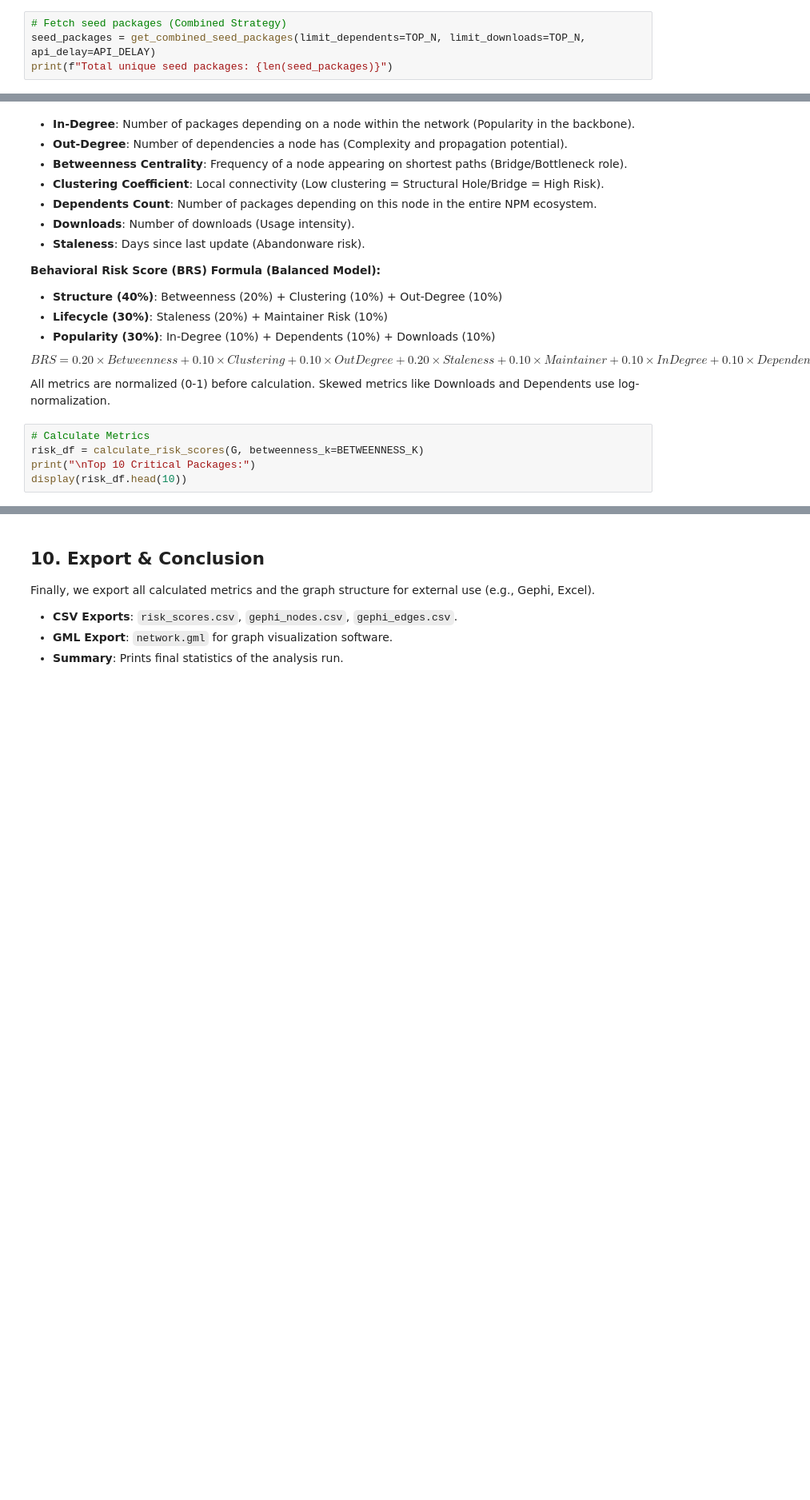
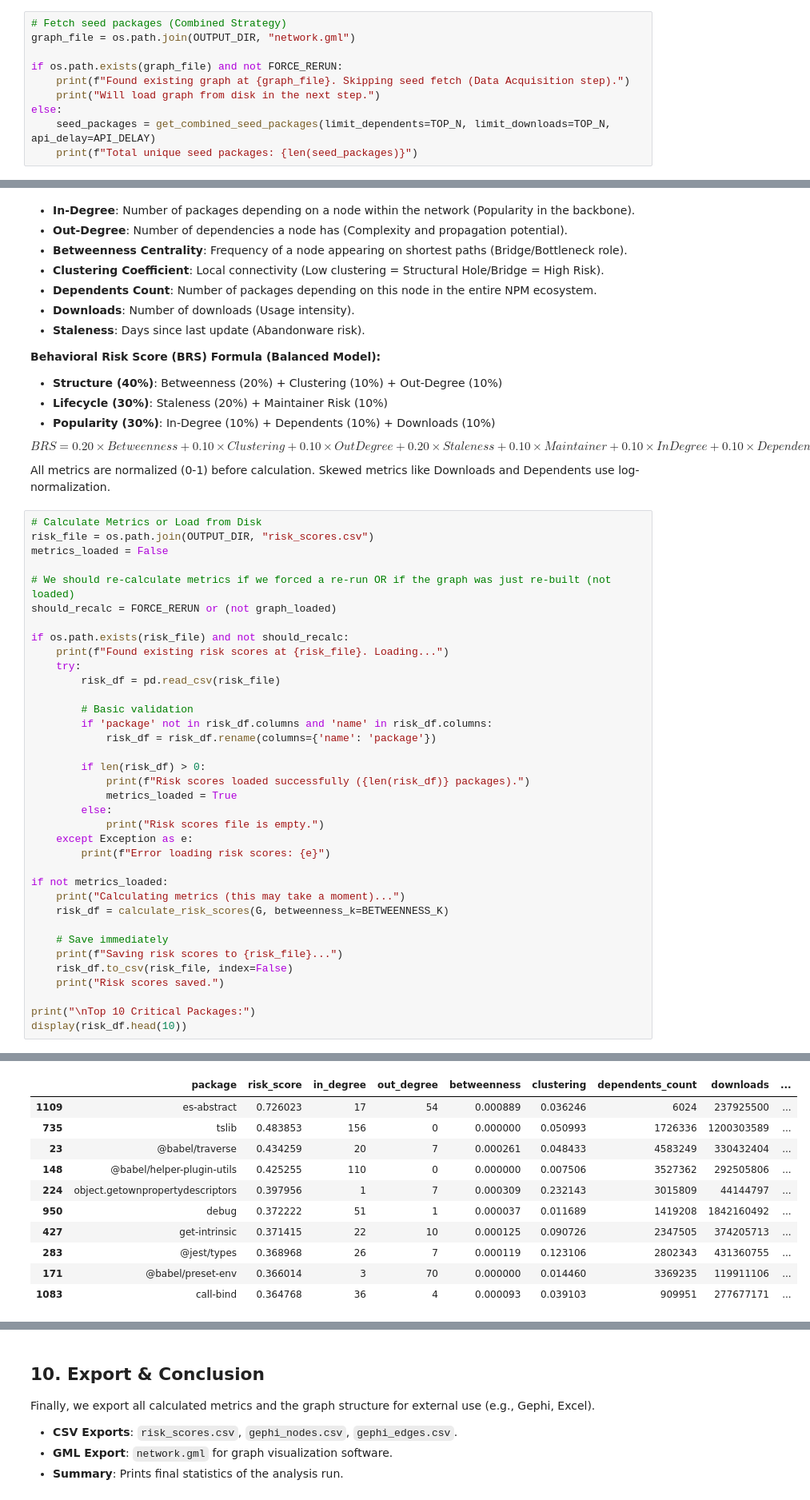
Before and after one commit to yusufarbc/npm-supply-chain-network-analysis, a Jupyter notebook: analysis/analysis.ipynb, the cells around one changed output, grey strips where cells are left out. Shown at 80% size. Saved outputs shown, nothing was run; the diff lists cells and outputs as text; blank space fills up the shorter version.

```diff
--- a/analysis/analysis.ipynb
+++ b/analysis/analysis.ipynb
@@ -66,5 +94,11 @@ Using a combined strategy ensures we capture both:
 2.  **End-User Tools**: Packages that developers use directly (High Downloads).
 # %%
 # Fetch seed packages (Combined Strategy)
-seed_packages = get_combined_seed_packages(limit_dependents=TOP_N, limit_downloads=TOP_N, api_delay=API_DELAY)
-print(f"Total unique seed packages: {len(seed_packages)}")
+graph_file = os.path.join(OUTPUT_DIR, "network.gml")
+
+if os.path.exists(graph_file) and not FORCE_RERUN:
+    print(f"Found existing graph at {graph_file}. Skipping seed fetch (Data Acquisition step).")
+    print("Will load graph from disk in the next step.")
+else:
+    seed_packages = get_combined_seed_packages(limit_dependents=TOP_N, limit_downloads=TOP_N, api_delay=API_DELAY)
+    print(f"Total unique seed packages: {len(seed_packages)}")
@@ -105,7 +183,39 @@ $$BRS = 0.20 \times Betweenness + 0.10 \times Clustering + 0.10 \times OutDegree
 
 All metrics are normalized (0-1) before calculation. Skewed metrics like Downloads and Dependents use log-normalization.
 # %%
-# Calculate Metrics
-risk_df = calculate_risk_scores(G, betweenness_k=BETWEENNESS_K)
+# Calculate Metrics or Load from Disk
+risk_file = os.path.join(OUTPUT_DIR, "risk_scores.csv")
+metrics_loaded = False
+
+# We should re-calculate metrics if we forced a re-run OR if the graph was just re-built (not loaded)
+should_recalc = FORCE_RERUN or (not graph_loaded)
+
+if os.path.exists(risk_file) and not should_recalc:
+    print(f"Found existing risk scores at {risk_file}. Loading...")
+    try:
+        risk_df = pd.read_csv(risk_file)
+
+        # Basic validation
+        if 'package' not in risk_df.columns and 'name' in risk_df.columns:
+            risk_df = risk_df.rename(columns={'name': 'package'})
+
+        if len(risk_df) > 0:
+            print(f"Risk scores loaded successfully ({len(risk_df)} packages).")
+            metrics_loaded = True
+        else:
+            print("Risk scores file is empty.")
+    except Exception as e:
+        print(f"Error loading risk scores: {e}")
+
+if not metrics_loaded:
+    print("Calculating metrics (this may take a moment)...")
+    risk_df = calculate_risk_scores(G, betweenness_k=BETWEENNESS_K)
+
+    # Save immediately
+    print(f"Saving risk scores to {risk_file}...")
+    risk_df.to_csv(risk_file, index=False)
+    print("Risk scores saved.")
+
 print("\nTop 10 Critical Packages:")
 display(risk_df.head(10))
+# %% [output]
@@ -112,3 +235,14 @@ display(risk_df.head(10))
+|  | package | risk_score | in_degree | out_degree | betweenness | clustering | dependents_count | downloads | ... |
+| 1109 | es-abstract | 0.726023 | 17 | 54 | 0.000889 | 0.036246 | 6024 | 237925500 | ... |
+| 735 | tslib | 0.483853 | 156 | 0 | 0.000000 | 0.050993 | 1726336 | 1200303589 | ... |
+| 23 | @babel/traverse | 0.434259 | 20 | 7 | 0.000261 | 0.048433 | 4583249 | 330432404 | ... |
+| 148 | @babel/helper-plugin-utils | 0.425255 | 110 | 0 | 0.000000 | 0.007506 | 3527362 | 292505806 | ... |
+| 224 | object.getownpropertydescriptors | 0.397956 | 1 | 7 | 0.000309 | 0.232143 | 3015809 | 44144797 | ... |
+| 950 | debug | 0.372222 | 51 | 1 | 0.000037 | 0.011689 | 1419208 | 1842160492 | ... |
+| 427 | get-intrinsic | 0.371415 | 22 | 10 | 0.000125 | 0.090726 | 2347505 | 374205713 | ... |
+| 283 | @jest/types | 0.368968 | 26 | 7 | 0.000119 | 0.123106 | 2802343 | 431360755 | ... |
+| 171 | @babel/preset-env | 0.366014 | 3 | 70 | 0.000000 | 0.014460 | 3369235 | 119911106 | ... |
+| 1083 | call-bind | 0.364768 | 36 | 4 | 0.000093 | 0.039103 | 909951 | 277677171 | ... |
 # %% [markdown]
 ## 5. Robustness Simulation
 We simulate supply chain attacks by removing nodes and measuring the network's fragmentation.
```
Also changed, not shown: parts of 11 cells of this notebook, 12 other files.
